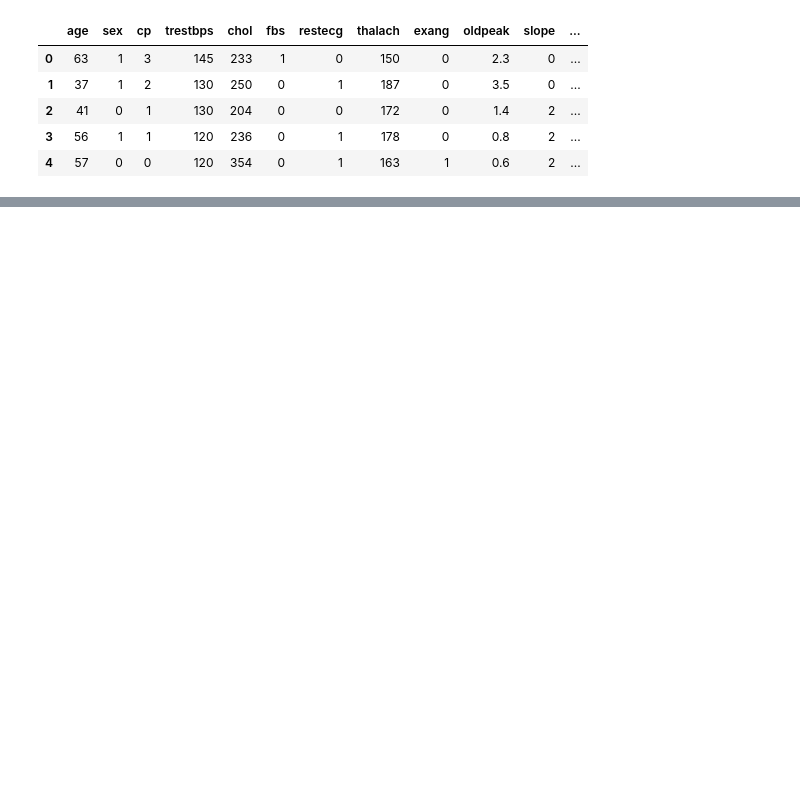
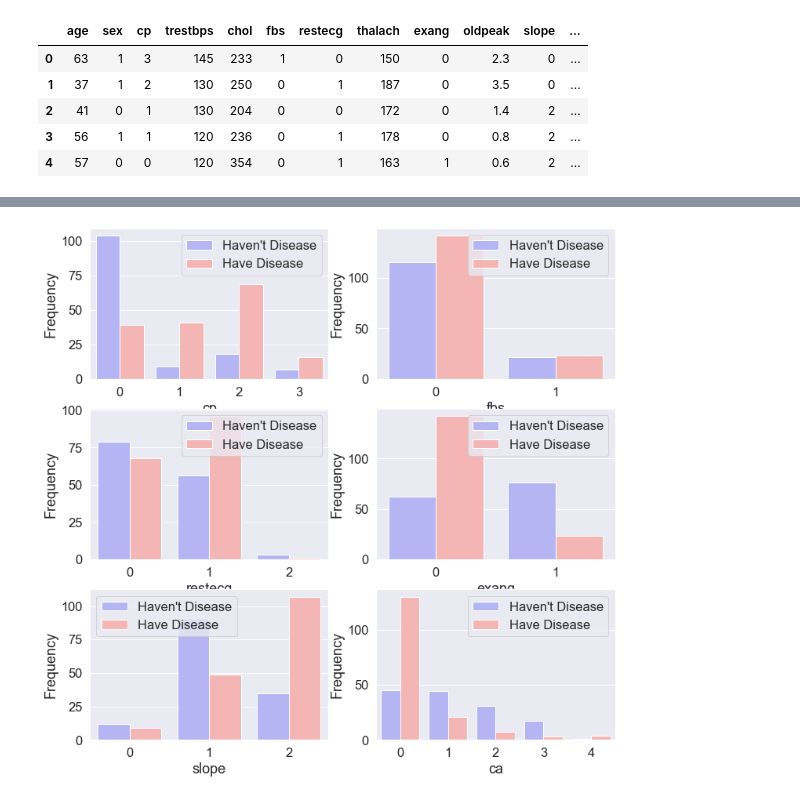
Before and after one commit to Fahim-Ahmed-Ratul/Heart-Disease-Prediction-Using-Machine-Learning-Algorithm-Id3-Built-In-, a Jupyter notebook: Id3.ipynb, the cells around one changed output, grey strips where cells are left out. Cells and saved outputs as stored; diff of their text form; code cells hidden in the pictures; blank space fills up the shorter version.

```diff
--- a/Id3.ipynb
+++ b/Id3.ipynb
@@ -38,0 +85,11 @@ clf = clf.fit(X_train,Y_train)
+# %%
+fig, axes = plt.subplots(3, 2, figsize=(12,12))
+fs = ['cp', 'fbs', 'restecg','exang', 'slope', 'ca']
+for i, axi in enumerate(axes.flat):
+    sns.countplot(x=fs[i], hue='target', data=df, palette='bwr', ax=axi)
+    axi.set(ylabel='Frequency')
+    axi.legend(["Haven't Disease", "Have Disease"])
+
+plt.savefig("categorical.png",bbox_inches="tight",pad_inches=2)
+# %% [output]
+[figure, added]
```
Also changed, not shown: parts of 16 cells of this notebook, 7 other files.
